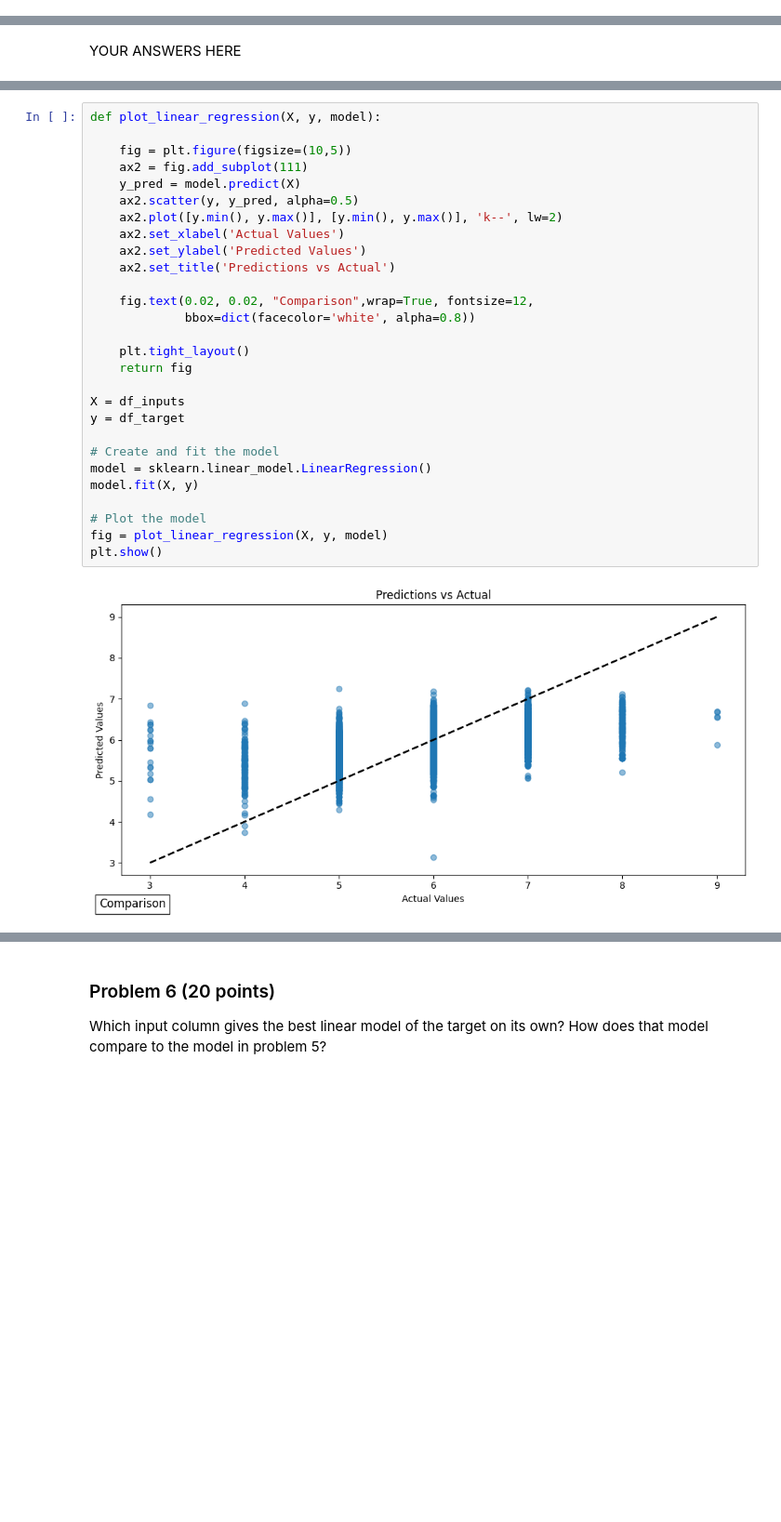
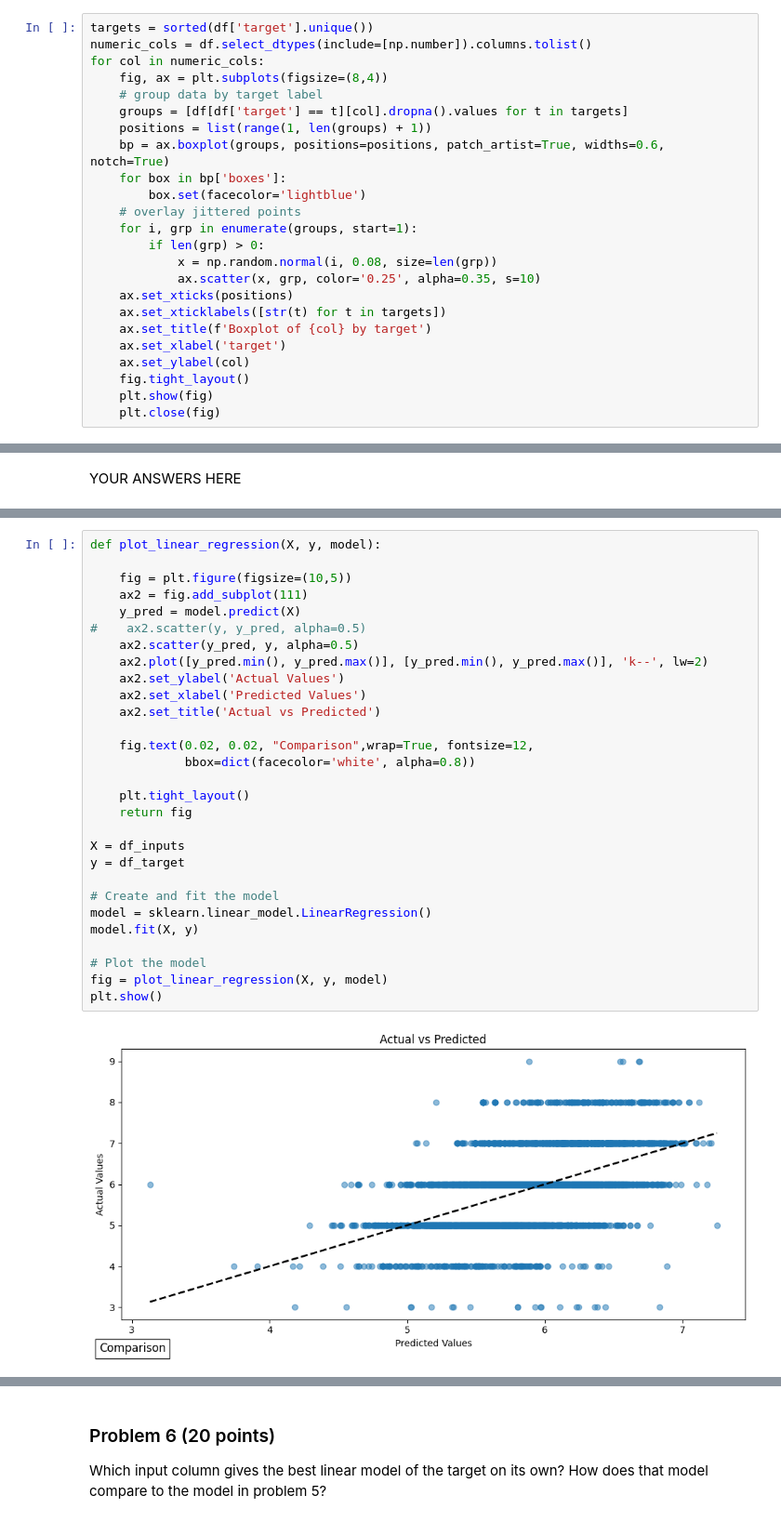
Before and after one commit to tzucker02/dx601-final-project, a Jupyter notebook: project.ipynb, the cells around one changed output, grey strips where cells are left out. Shown at 93% size. Drawn from its saved outputs; the diff is of its cells as text; blank space fills up the shorter version.

```diff
--- a/project.ipynb
+++ b/project.ipynb
@@ -445,0 +375,24 @@ MSE (first-half PCA features): 0.6206
+# %%
+targets = sorted(df['target'].unique())
+numeric_cols = df.select_dtypes(include=[np.number]).columns.tolist()
+for col in numeric_cols:
+    fig, ax = plt.subplots(figsize=(8,4))
+    # group data by target label
+    groups = [df[df['target'] == t][col].dropna().values for t in targets]
+    positions = list(range(1, len(groups) + 1))
+    bp = ax.boxplot(groups, positions=positions, patch_artist=True, widths=0.6, notch=True)
+    for box in bp['boxes']:
+        box.set(facecolor='lightblue')
+    # overlay jittered points
+    for i, grp in enumerate(groups, start=1):
+        if len(grp) > 0:
+            x = np.random.normal(i, 0.08, size=len(grp))
+            ax.scatter(x, grp, color='0.25', alpha=0.35, s=10)
+    ax.set_xticks(positions)
+    ax.set_xticklabels([str(t) for t in targets])
+    ax.set_title(f'Boxplot of {col} by target')
+    ax.set_xlabel('target')
+    ax.set_ylabel(col)
+    fig.tight_layout()
+    plt.show(fig)
+    plt.close(fig)
@@ -767,30 +767,31 @@ Accuracy Score: 0.2535
 # %%
 def plot_linear_regression(X, y, model):
 
     fig = plt.figure(figsize=(10,5))
     ax2 = fig.add_subplot(111)
     y_pred = model.predict(X)
-    ax2.scatter(y, y_pred, alpha=0.5)
-    ax2.plot([y.min(), y.max()], [y.min(), y.max()], 'k--', lw=2)
-    ax2.set_xlabel('Actual Values')
-    ax2.set_ylabel('Predicted Values')
-    ax2.set_title('Predictions vs Actual')
+#    ax2.scatter(y, y_pred, alpha=0.5)
+    ax2.scatter(y_pred, y, alpha=0.5)
+    ax2.plot([y_pred.min(), y_pred.max()], [y_pred.min(), y_pred.max()], 'k--', lw=2)
+    ax2.set_ylabel('Actual Values')
+    ax2.set_xlabel('Predicted Values')
+    ax2.set_title('Actual vs Predicted')
 
     fig.text(0.02, 0.02, "Comparison",wrap=True, fontsize=12,
              bbox=dict(facecolor='white', alpha=0.8))
 
     plt.tight_layout()
     return fig
 
 X = df_inputs
 y = df_target
 
 # Create and fit the model
 model = sklearn.linear_model.LinearRegression()
 model.fit(X, y)
 
 # Plot the model
 fig = plot_linear_regression(X, y, model)
 plt.show()
 # %% [output]
-[figure, old version]
+[figure, new version]
```
Also changed, not shown: parts of 19 cells of this notebook.
